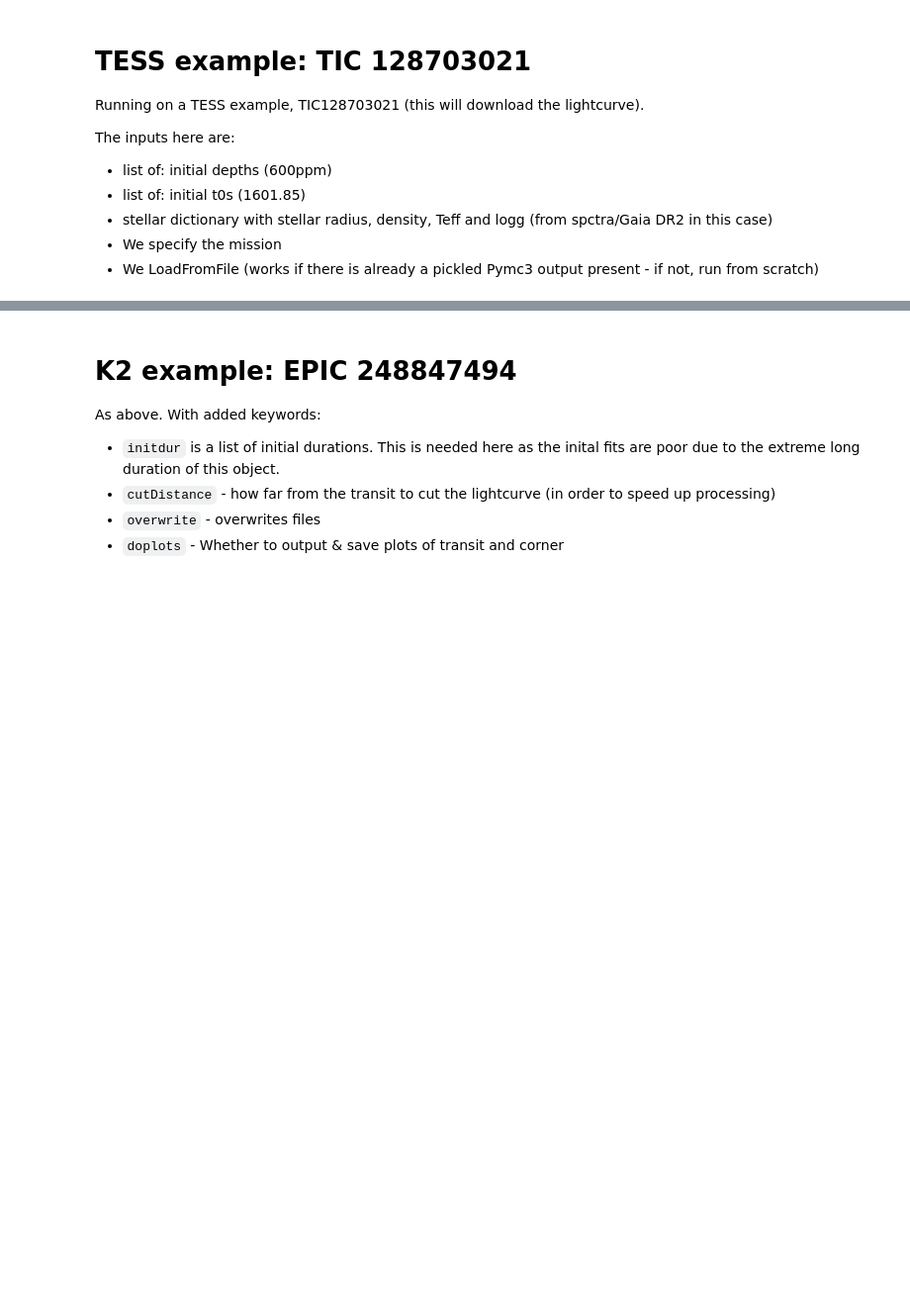
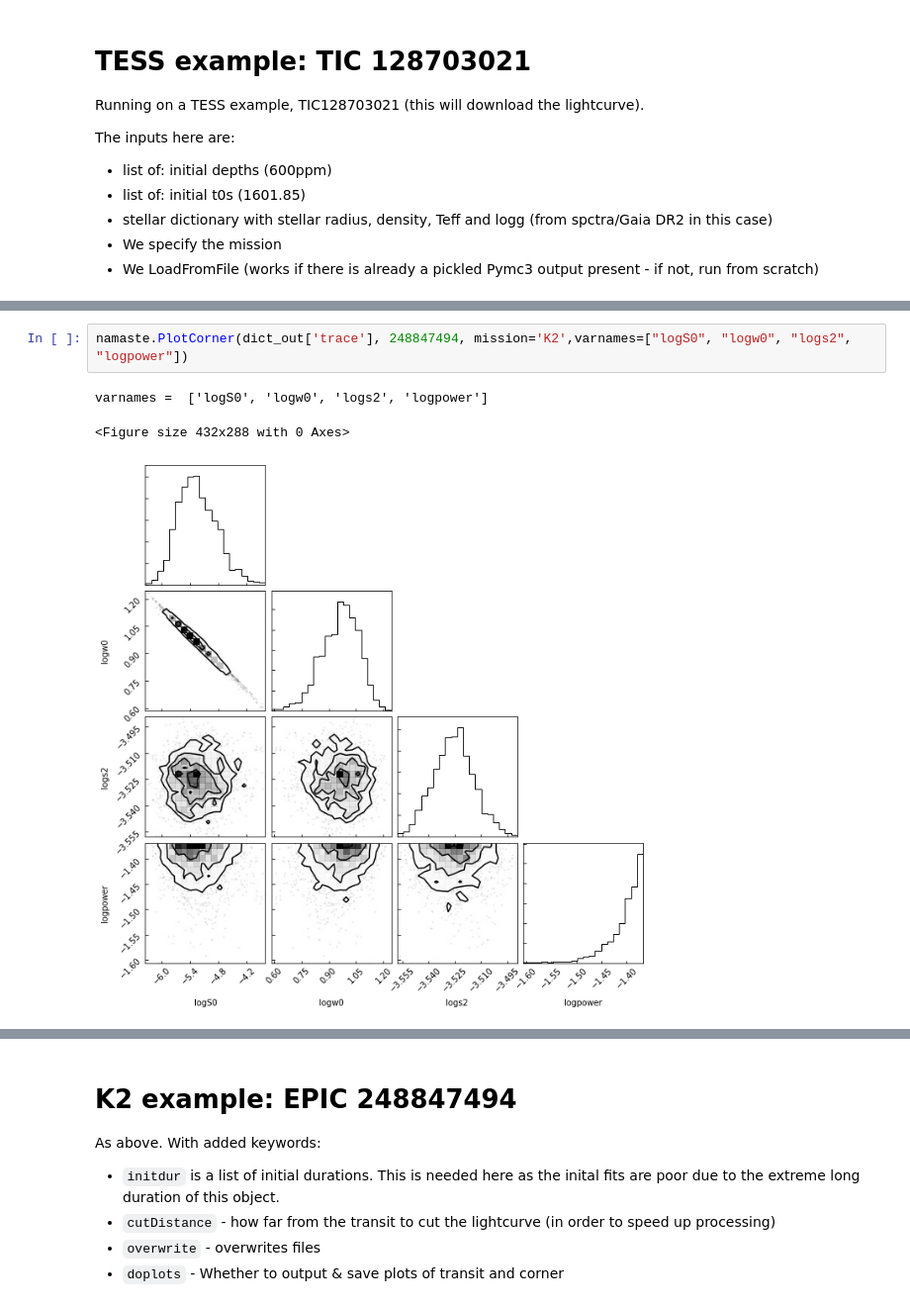
Before and after one commit to hposborn/NamastePymc3, a Jupyter notebook: Example.ipynb, the cells around one changed output, grey strips where cells are left out. Shown at 99% size. Drawn from its saved outputs; the diff is of its cells as text; blank space fills up the shorter version.

```diff
--- a/Example.ipynb
+++ b/Example.ipynb
@@ -61,0 +156,6 @@ varnames =  ['b', 'ecc', 'period', 'r_pl', 'u_star']
+# %%
+namaste.PlotCorner(dict_out['trace'], 248847494, mission='K2',varnames=["logS0", "logw0", "logs2", "logpower"])
+# %% [output]
+varnames =  ['logS0', 'logw0', 'logs2', 'logpower']
+<Figure size 432x288 with 0 Axes>
+[figure, added]
```
Also changed, not shown: parts of 22 cells of this notebook, 44 other files.
